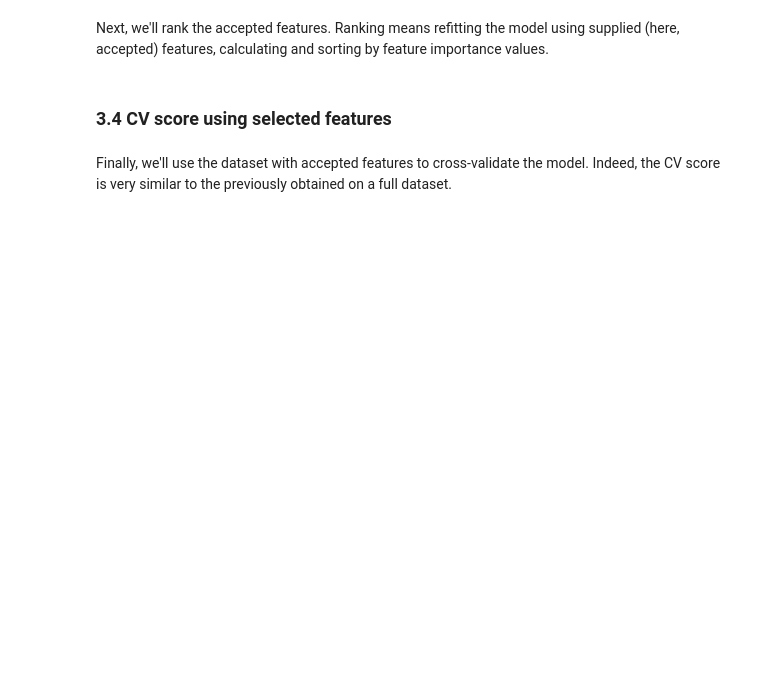
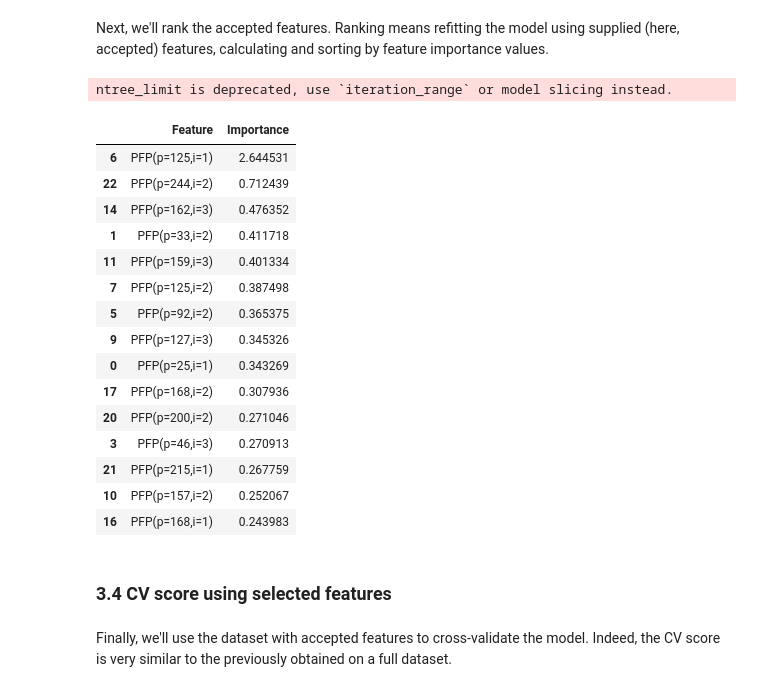
Before and after one commit to edikedik/eBoruta, a Jupyter notebook: docs/notebooks/sequence_determinants_tutorial.ipynb, the cells around one changed output. Drawn from its saved outputs; the diff is of its cells as text; code cells hidden in the pictures; blank space fills up the shorter version.

```diff
--- a/docs/notebooks/sequence_determinants_tutorial.ipynb
+++ b/docs/notebooks/sequence_determinants_tutorial.ipynb
@@ -108,7 +111,7 @@ def wrap_into_chain_seq(row):
         row['Sequence'], name=row['Entry Name'], meta={'Family': family}
     )
 # %%
-chains = ChainList(
+chains = lxc.ChainList(
     wrap_into_chain_seq(r) for _, r in df_up.iterrows()
 )
 Counter(c.meta['Family'] for c in chains)
@@ -153,6 +160,6 @@ below is simply accessing the table values for each valid residue. By default,
 alignment).
 # %%
 variables = list(chain.from_iterable(
-    (PFP(pos, i) for i in range(1, N_COMP + 1)) for pos in range(1, prof.hmm.M + 1)
+    (lxv.PFP(pos, i) for i in range(1, N_COMP + 1)) for pos in range(1, prof.hmm.M + 1)
 ))
 len(variables)
@@ -159,11 +168,12 @@ len(variables)
 # %%
-manager = Manager(verbose=True)
-calculator = GenericCalculator()  # You may increase the number of processes here.
+manager = lxv.Manager(verbose=True)
+calculator = lxv.GenericCalculator()  # You may increase the number of processes here.
 domains = chains.collapse_children()
 df = manager.aggregate_from_it(
     # `calculate` returns a generator of the calculation results.
     # We immediately aggregate the results into a single table.
-    manager.calculate(domains, variables, calculator, map_name='PK')
+    manager.calculate(domains, variables, calculator, map_name='PK'),
+    num_vs=len(variables)
 )
 # %% [markdown]
 Finally, incorporate labels for STk (0) and Tk (1) domain sequences.
@@ -240,7 +258,7 @@ def cv(ds, model, n=10, score_fn=f1_score, agg_fn=np.mean):
 #     sns.lineplot(x='Step', y='Threshold', data=df_history, linestyle='--', linewidth=4)
 # %%
 # How many top features to review?
-TOP_N = 10
+TOP_N = 15
 # %%
 dataset = Dataset(df, [c for c in df.columns if 'PFP' in c], 'IsTk')
 classifier = XGBClassifier(n_jobs=-1)
@@ -266,8 +305,26 @@ Next, we'll rank the accepted features. Ranking means refitting the model using
 supplied (here, accepted) features, calculating and sorting by feature importance
 values.
 # %%
-ranks = boruta.rank(features=boruta.features_.accepted, fit=True)
-ranks.head(TOP_N)
+ranks = boruta.rank(features=list(boruta.features_.accepted), fit=True)
+ranks.sort_values('Importance', ascending=False).head(TOP_N)
+# %% [output]
+ntree_limit is deprecated, use `iteration_range` or model slicing instead.
+|  | Feature | Importance |
+| 6 | PFP(p=125,i=1) | 2.644531 |
+| 22 | PFP(p=244,i=2) | 0.712439 |
+| 14 | PFP(p=162,i=3) | 0.476352 |
+| 1 | PFP(p=33,i=2) | 0.411718 |
+| 11 | PFP(p=159,i=3) | 0.401334 |
+| 7 | PFP(p=125,i=2) | 0.387498 |
+| 5 | PFP(p=92,i=2) | 0.365375 |
+| 9 | PFP(p=127,i=3) | 0.345326 |
+| 0 | PFP(p=25,i=1) | 0.343269 |
+| 17 | PFP(p=168,i=2) | 0.307936 |
+| 20 | PFP(p=200,i=2) | 0.271046 |
+| 3 | PFP(p=46,i=3) | 0.270913 |
+| 21 | PFP(p=215,i=1) | 0.267759 |
+| 10 | PFP(p=157,i=2) | 0.252067 |
+| 16 | PFP(p=168,i=1) | 0.243983 |
 # %%
 top_n_features = ranks.Feature[:TOP_N].tolist()
 # %%
```
Also changed, not shown: parts of 18 cells of this notebook, 1 other file.
